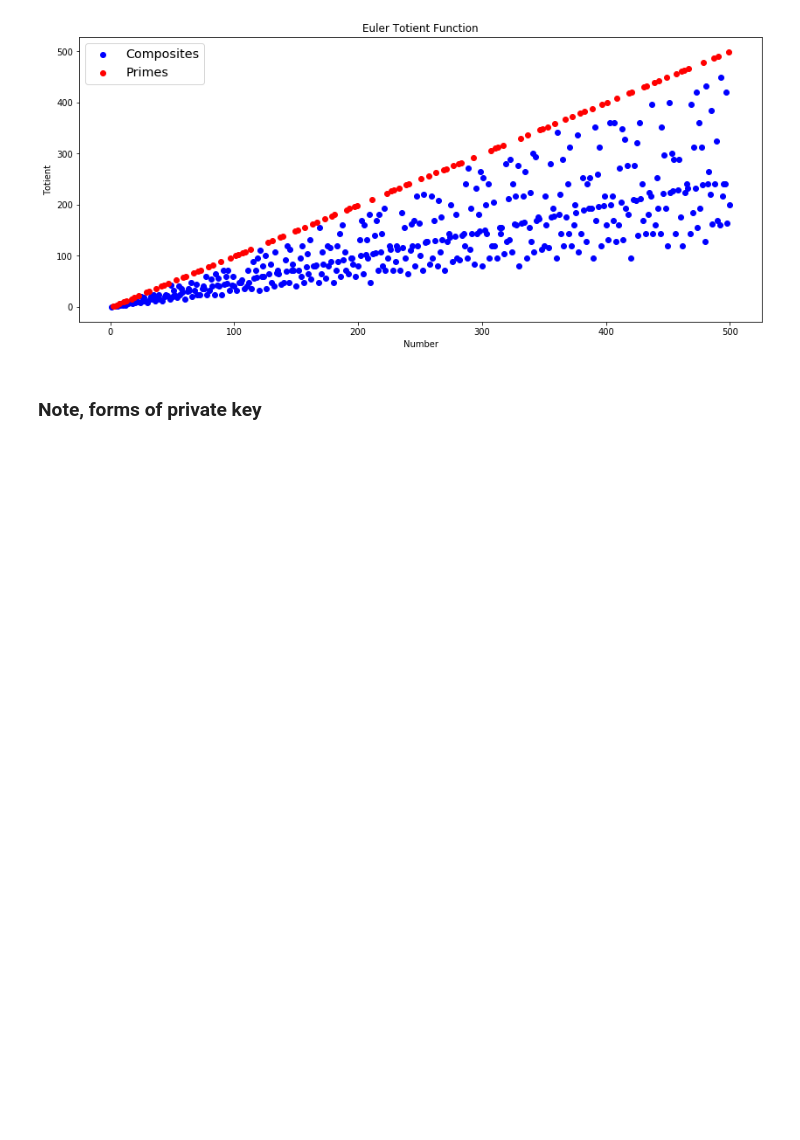
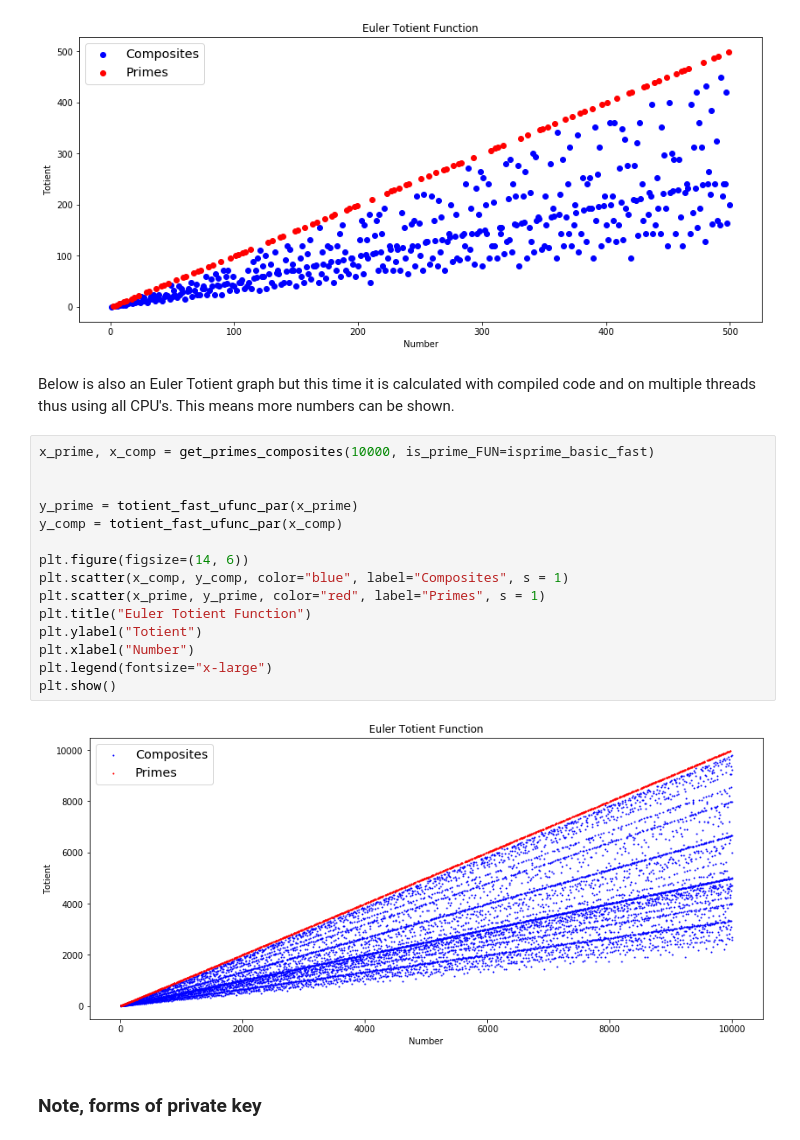
Before and after one commit to UOBMathTeam/CryptographyProject, a Jupyter notebook: Cryptography_Project.ipynb, the cells around one changed output. Saved outputs shown, nothing was run; the diff lists cells and outputs as text; blank space fills up the shorter version.

```diff
--- a/Cryptography_Project.ipynb
+++ b/Cryptography_Project.ipynb
@@ -437,6 +428,25 @@ plt.legend(fontsize="x-large")
 plt.show()
 # %% [output]
 [figure]
+# %% [markdown]
+Below is also an Euler Totient graph but this time it is calculated with compiled code and on multiple threads thus using all CPU's. This means more numbers can be shown.
+# %%
+x_prime, x_comp = get_primes_composites(10000, is_prime_FUN=isprime_basic_fast)
+
+
+y_prime = totient_fast_ufunc_par(x_prime)
+y_comp = totient_fast_ufunc_par(x_comp)
+
+plt.figure(figsize=(14, 6))
+plt.scatter(x_comp, y_comp, color="blue", label="Composites", s = 1)
+plt.scatter(x_prime, y_prime, color="red", label="Primes", s = 1)
+plt.title("Euler Totient Function")
+plt.ylabel("Totient")
+plt.xlabel("Number")
+plt.legend(fontsize="x-large")
+plt.show()
+# %% [output]
+[figure, added]
 # %% [markdown]
 ### Note, forms of private key
 # %% [markdown]
```
Also changed, not shown: parts of 13 cells of this notebook, 1 other file.
